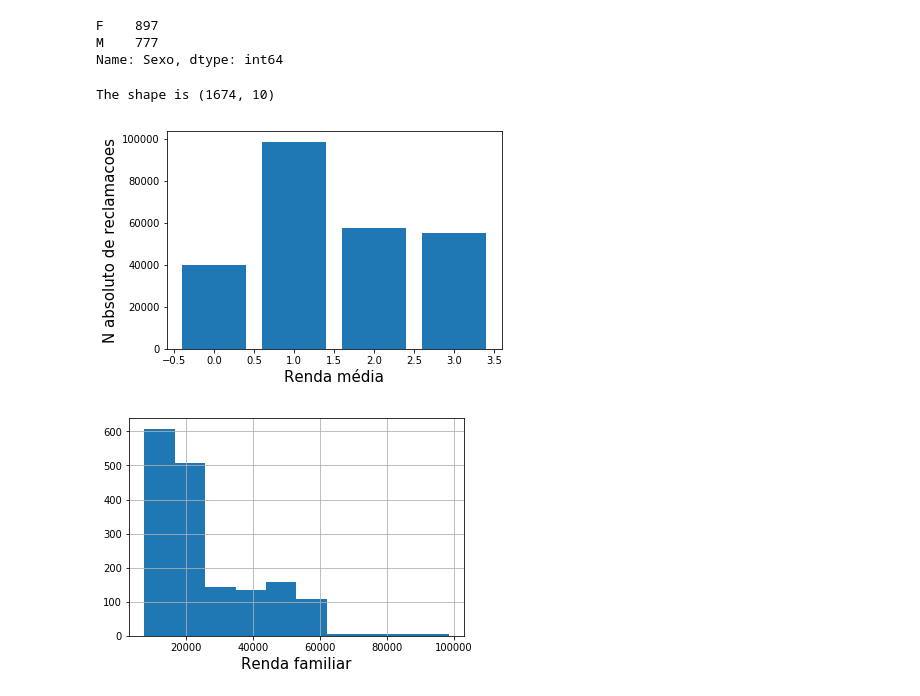
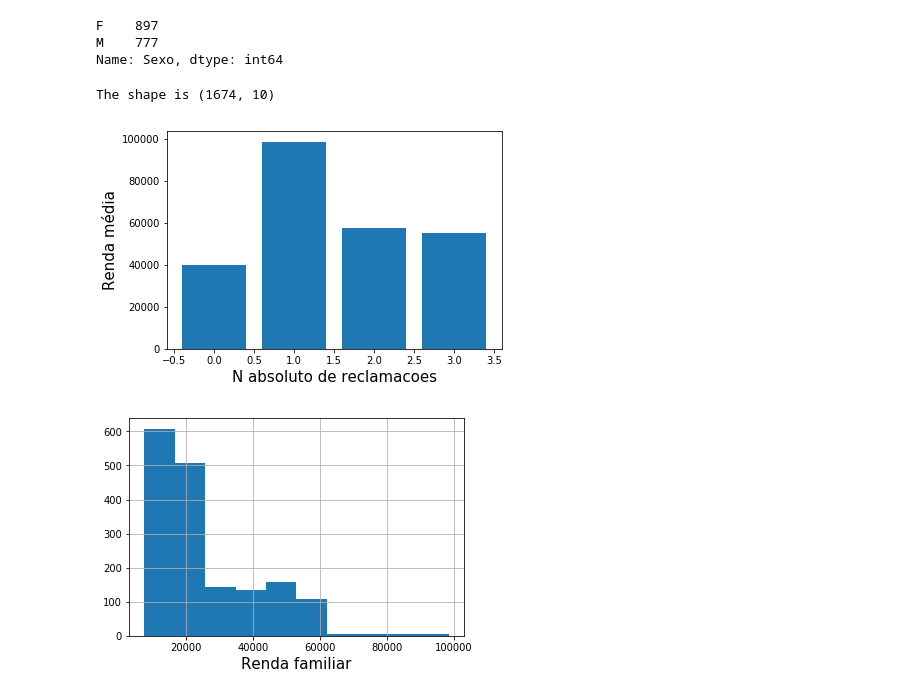
Before and after one commit to Pombalino/FGV, a Jupyter notebook: Análise BD Competition.ipynb, the cells around one changed output. Cells and saved outputs as stored; diff of their text form; code cells hidden in the pictures.

```diff
--- a/Análise BD Competition.ipynb
+++ b/Análise BD Competition.ipynb
@@ -38,18 +38,18 @@ Name: Sexo, dtype: int64
 # %%
 # Verificar outliers
 print("The shape is {}".format(train.shape))
 
 fig, ax = plt.subplots()
 ax.bar(height = train['Renda familiar'], x = train['N absoluto de reclamacoes'])
-plt.ylabel('N absoluto de reclamacoes', fontsize=15)
-plt.xlabel('Renda média', fontsize=15)
+plt.ylabel('Renda média', fontsize=15)
+plt.xlabel('N absoluto de reclamacoes', fontsize=15)
 
 plt.savefig("Hist_OO.png", dpi=fig.dpi, transparent=True)
 
 plt.show()
 # %% [output]
 The shape is (1674, 10)
-[figure, old version]
+[figure, new version]
 # %%
 train['Renda familiar'].hist(bins=10)
 plt.xlabel('Renda familiar', fontsize=15)
```
Also changed, not shown: parts of 15 cells of this notebook, 1 other file.
